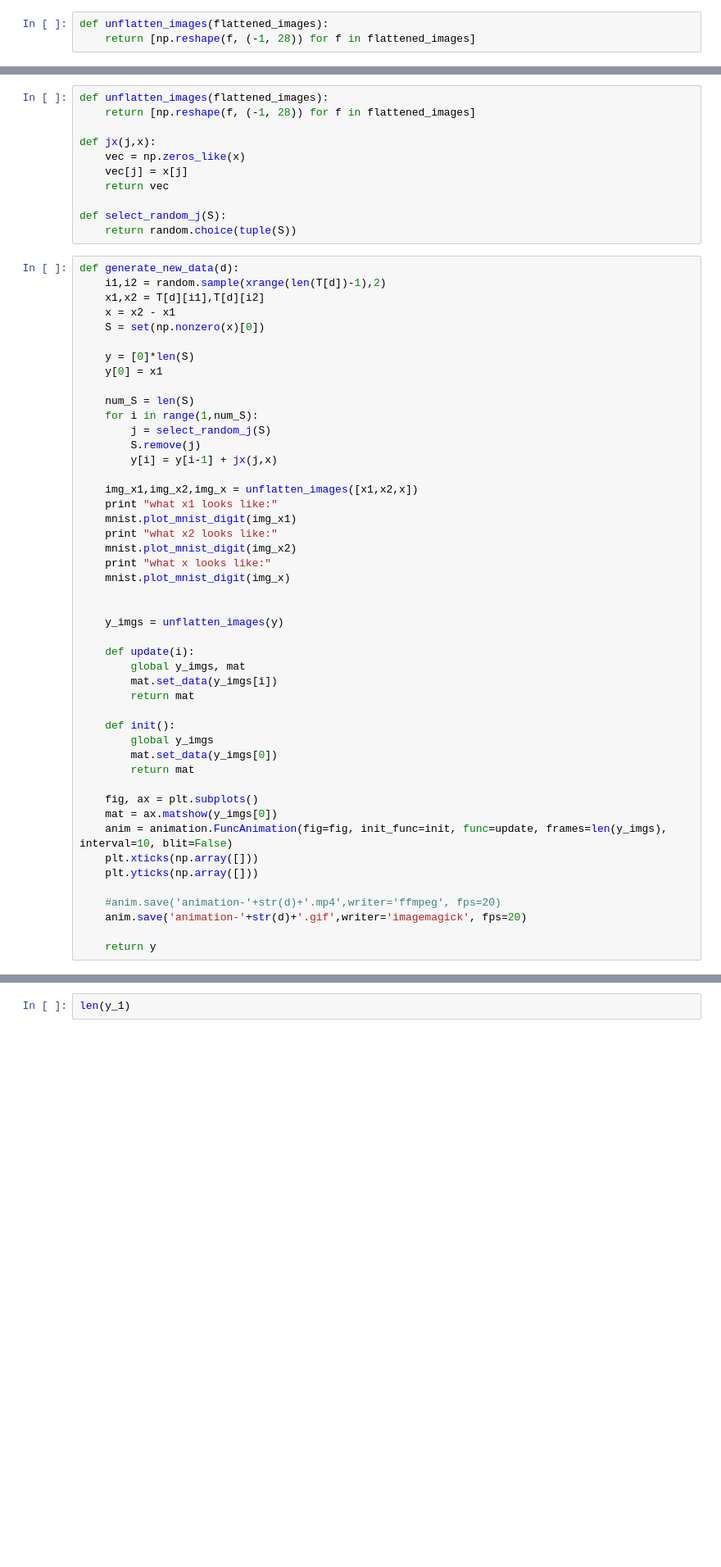
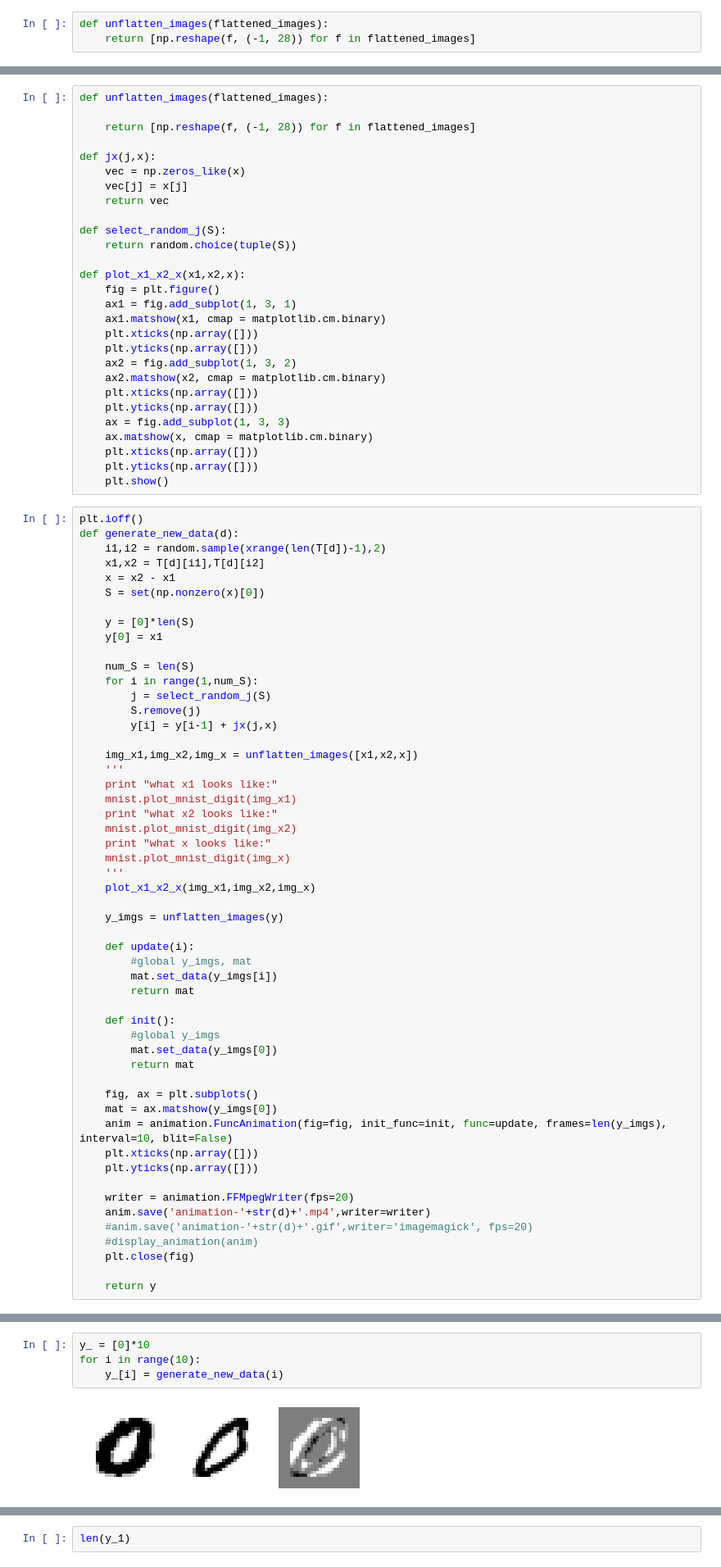
Before and after one commit to nkini/neural-networks-and-deep-learning, a Jupyter notebook: src/HW2.ipynb, the cells around one changed output, grey strips where cells are left out. Shown at 82% size. Saved outputs shown, nothing was run; the diff lists cells and outputs as text; blank space fills up the shorter version.

Commit message:
Animations and image viz for one sample pair per digit

```diff
--- a/src/HW2.ipynb
+++ b/src/HW2.ipynb
@@ -153,6 +154,7 @@ plt.yticks(np.array([]))
 [figure]
 # %%
 def unflatten_images(flattened_images):
+
     return [np.reshape(f, (-1, 28)) for f in flattened_images]
 
 def jx(j,x):
@@ -162,7 +164,24 @@ def jx(j,x):
 
 def select_random_j(S):
     return random.choice(tuple(S))
+
+def plot_x1_x2_x(x1,x2,x):
+    fig = plt.figure()
+    ax1 = fig.add_subplot(1, 3, 1)
+    ax1.matshow(x1, cmap = matplotlib.cm.binary)
+    plt.xticks(np.array([]))
+    plt.yticks(np.array([]))
+    ax2 = fig.add_subplot(1, 3, 2)
+    ax2.matshow(x2, cmap = matplotlib.cm.binary)
+    plt.xticks(np.array([]))
+    plt.yticks(np.array([]))
+    ax = fig.add_subplot(1, 3, 3)
+    ax.matshow(x, cmap = matplotlib.cm.binary)
+    plt.xticks(np.array([]))
+    plt.yticks(np.array([]))
+    plt.show()
 # %%
+plt.ioff()
 def generate_new_data(d):
     i1,i2 = random.sample(xrange(len(T[d])-1),2)
     x1,x2 = T[d][i1],T[d][i2]
@@ -179,23 +198,25 @@ def generate_new_data(d):
         y[i] = y[i-1] + jx(j,x)
 
     img_x1,img_x2,img_x = unflatten_images([x1,x2,x])
+    '''
     print "what x1 looks like:"
     mnist.plot_mnist_digit(img_x1)
     print "what x2 looks like:"
     mnist.plot_mnist_digit(img_x2)
     print "what x looks like:"
     mnist.plot_mnist_digit(img_x)
-
+    '''
+    plot_x1_x2_x(img_x1,img_x2,img_x)
 
     y_imgs = unflatten_images(y)
 
     def update(i):
-        global y_imgs, mat
+        #global y_imgs, mat
         mat.set_data(y_imgs[i])
         return mat
 
     def init():
-        global y_imgs
+        #global y_imgs
         mat.set_data(y_imgs[0])
         return mat
 
@@ -205,7 +226,10 @@ def generate_new_data(d):
     plt.xticks(np.array([]))
     plt.yticks(np.array([]))
 
-    #anim.save('animation-'+str(d)+'.mp4',writer='ffmpeg', fps=20)
-    anim.save('animation-'+str(d)+'.gif',writer='imagemagick', fps=20)
+    writer = animation.FFMpegWriter(fps=20)
+    anim.save('animation-'+str(d)+'.mp4',writer=writer)
+    #anim.save('animation-'+str(d)+'.gif',writer='imagemagick', fps=20)
+    #display_animation(anim)
+    plt.close(fig)
 
     return y
@@ -221,0 +236,6 @@ what x looks like:
+# %%
+y_ = [0]*10
+for i in range(10):
+    y_[i] = generate_new_data(i)
+# %% [output]
+[figure, added]
```
Also changed, not shown: parts of 3 cells of this notebook, 10 other files.
